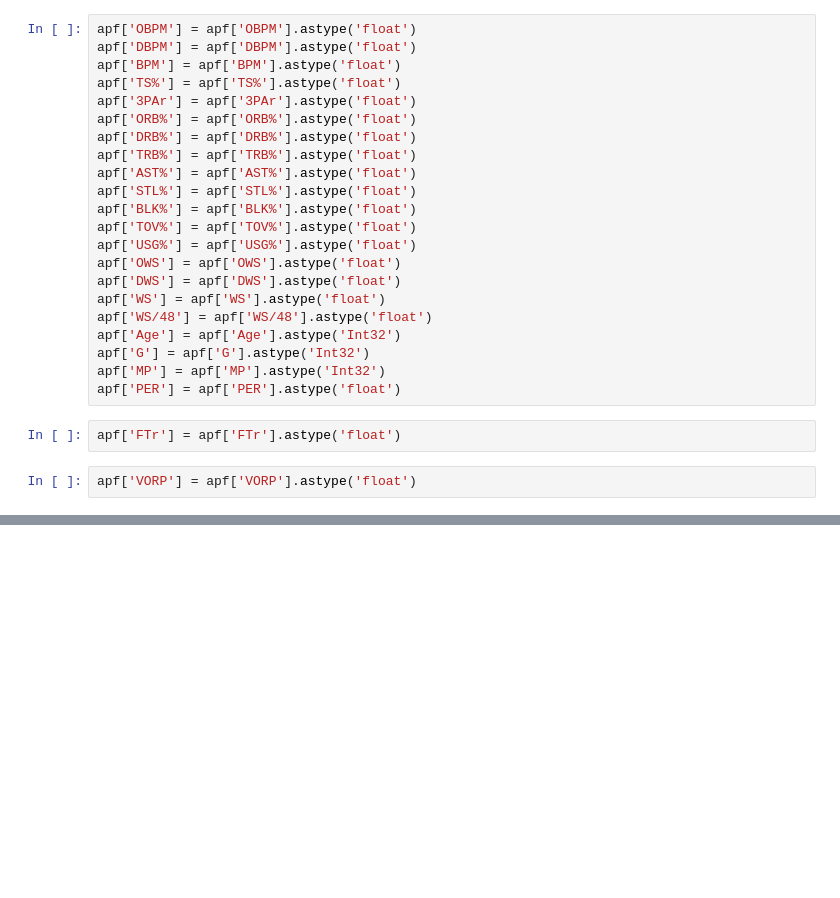
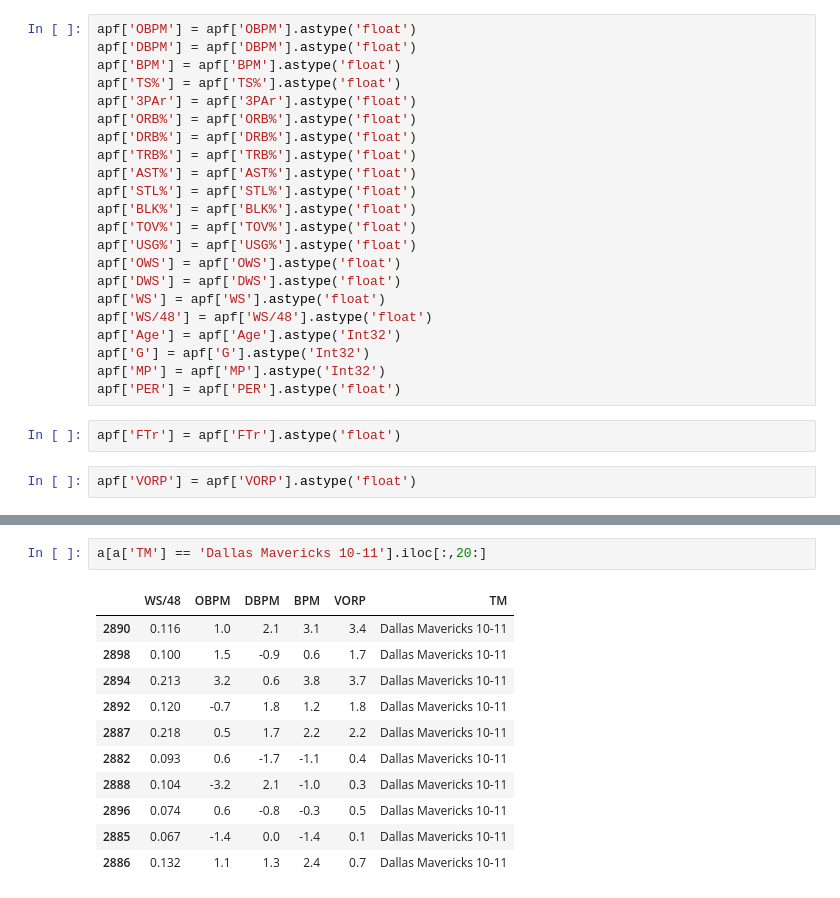
Before and after one commit to dmacUT/nba-final4-projections, a Jupyter notebook: NBAplayerdata.ipynb, the cells around one changed output, grey strips where cells are left out. Cells and saved outputs as stored; diff of their text form; blank space fills up the shorter version.

```diff
--- a/NBAplayerdata.ipynb
+++ b/NBAplayerdata.ipynb
@@ -406,0 +423,14 @@ memory usage: 1.2+ MB
+# %%
+a[a['TM'] == 'Dallas Mavericks 10-11'].iloc[:,20:]
+# %% [output]
+|  | WS/48 | OBPM | DBPM | BPM | VORP | TM |
+| 2890 | 0.116 | 1.0 | 2.1 | 3.1 | 3.4 | Dallas Mavericks 10-11 |
+| 2898 | 0.100 | 1.5 | -0.9 | 0.6 | 1.7 | Dallas Mavericks 10-11 |
+| 2894 | 0.213 | 3.2 | 0.6 | 3.8 | 3.7 | Dallas Mavericks 10-11 |
+| 2892 | 0.120 | -0.7 | 1.8 | 1.2 | 1.8 | Dallas Mavericks 10-11 |
+| 2887 | 0.218 | 0.5 | 1.7 | 2.2 | 2.2 | Dallas Mavericks 10-11 |
+| 2882 | 0.093 | 0.6 | -1.7 | -1.1 | 0.4 | Dallas Mavericks 10-11 |
+| 2888 | 0.104 | -3.2 | 2.1 | -1.0 | 0.3 | Dallas Mavericks 10-11 |
+| 2896 | 0.074 | 0.6 | -0.8 | -0.3 | 0.5 | Dallas Mavericks 10-11 |
+| 2885 | 0.067 | -1.4 | 0.0 | -1.4 | 0.1 | Dallas Mavericks 10-11 |
+| 2886 | 0.132 | 1.1 | 1.3 | 2.4 | 0.7 | Dallas Mavericks 10-11 |
```
Also changed, not shown: parts of 3 cells of this notebook.
